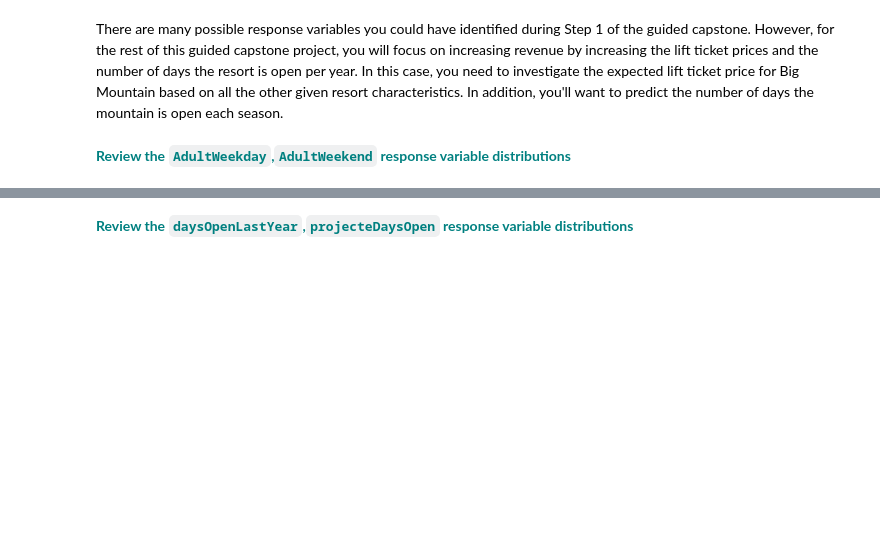
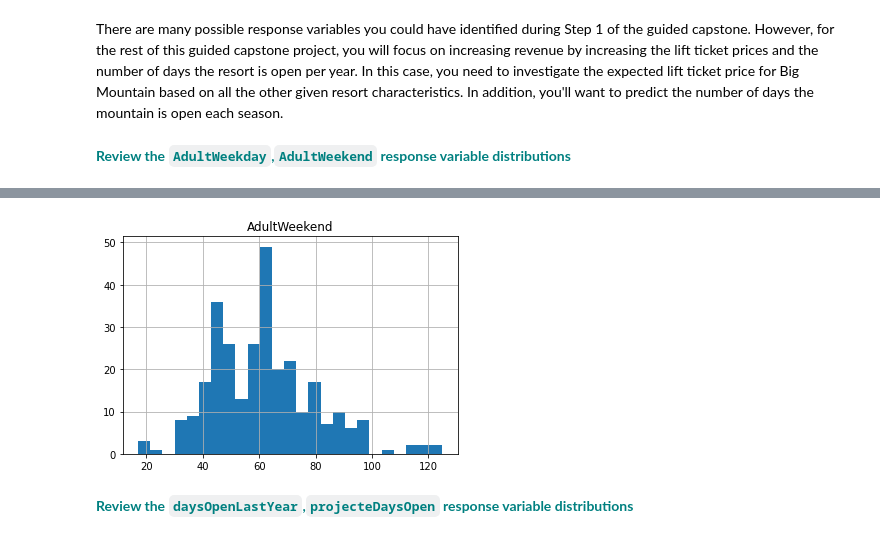
Before and after one commit to TAnarchy/EngineGroupApplication, a Jupyter notebook: GuidedCapstone_Step3.ipynb, the cells around one changed output, grey strips where cells are left out. Cells and saved outputs as stored; diff of their text form; code cells hidden in the pictures; blank space fills up the shorter version.

```diff
--- a/GuidedCapstone_Step3.ipynb
+++ b/GuidedCapstone_Step3.ipynb
@@ -199,2 +233,7 @@ There are many possible response variables you could have identified during Step
+# %%
+new_df.loc[:,["AdultWeekend"]].hist(bins=25)
+plt.show()
+# %% [output]
+[figure, added]
 # %% [markdown]
 <font color='teal'>**Review the `daysOpenLastYear`,`projecteDaysOpen` response variable distributions**</font>
```
Also changed, not shown: parts of 7 cells of this notebook.
